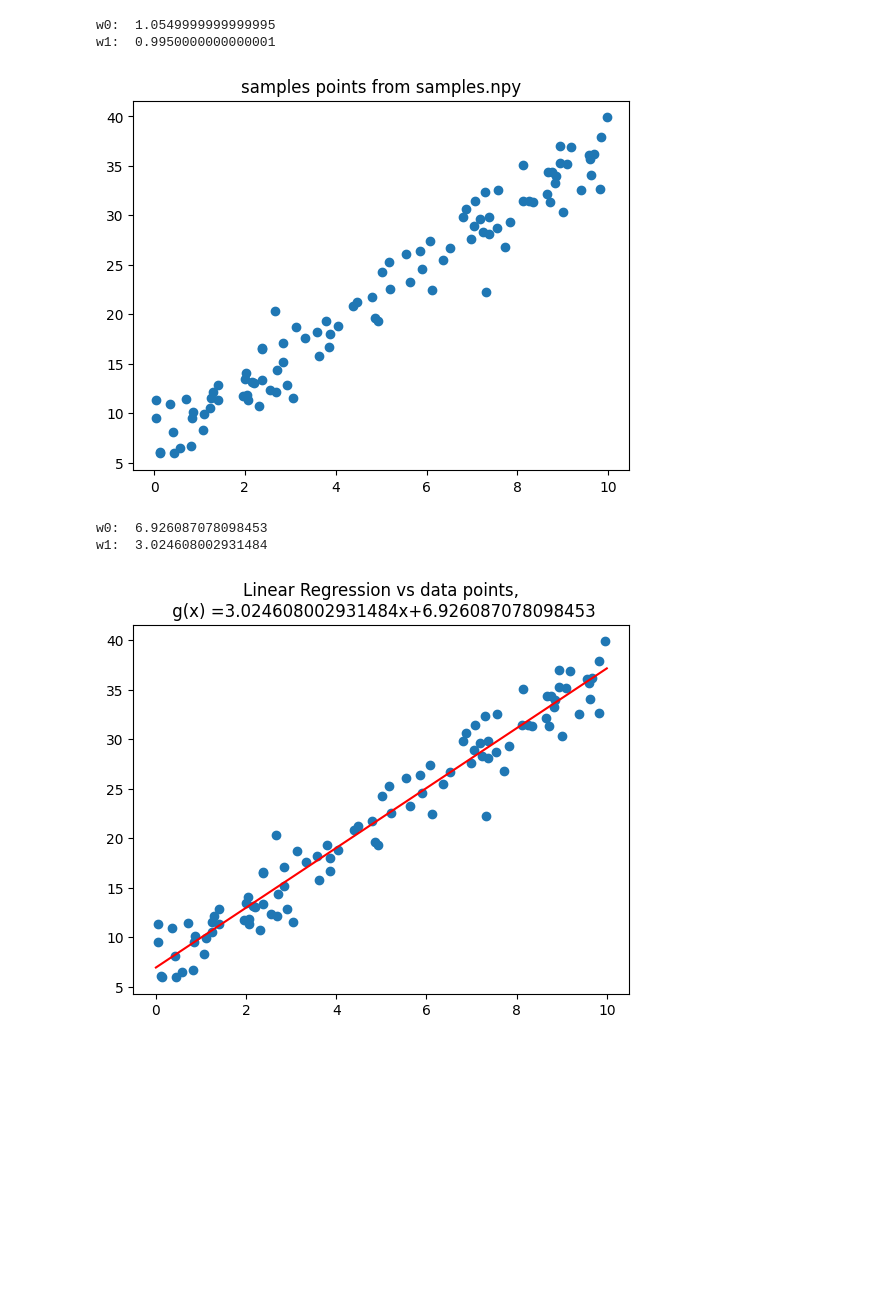
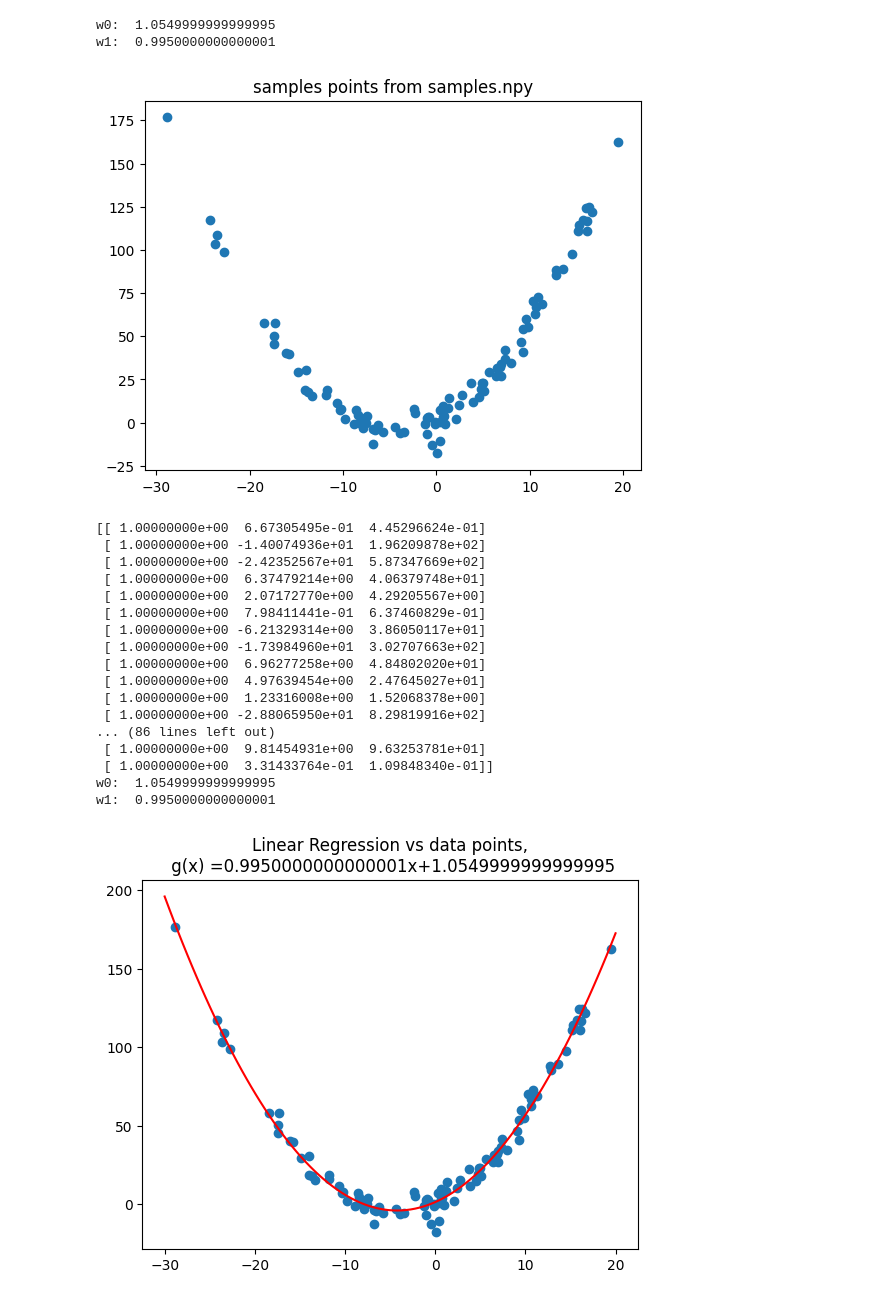
Before and after one commit to fouad1233/machine_learning_tutorials, a Jupyter notebook: 001_regression/main.ipynb, the cells around one changed output. Cells and saved outputs as stored; diff of their text form; code cells hidden in the pictures; blank space fills up the shorter version.

Commit message:
Update (Regression function with multiple degrees implemented)

```diff
--- a/001_regression/main.ipynb
+++ b/001_regression/main.ipynb
@@ -50,27 +40,43 @@ np.save('samples.npy', data)
 # %%
-#open the samples.npy file
-samples = np.load("samples.npy")
+#open the samples.txt file
+samples = np.loadtxt("samples.txt")
+
 x = samples[:, 0]
 y = samples[:, 1]
 plt.title("samples points from samples.npy")
 plt.scatter(x, y)
 plt.show()
 # %% [output]
-[figure, old version]
+[figure, new version]
 # %%
-w0, w1 = LinearRegression(x, y)
+w = regression(x, y, 3)
 
-x_new = np.linspace(0, 10, 100)
-y_new = w0 + w1 * x_new
+x_new = np.linspace(-30, 20, 100)
+y_new = sum([w[i] * x_new**i for i in range(3)])
 print("w0: ", w0)
 print("w1: ", w1)
 
 plt.title("Linear Regression vs data points,\n g(x) ={}x+{}".format(w1, w0))
 plt.scatter(x, y)
 plt.plot(x_new, y_new, color='red')
 #add what color what means
 plt.show()
 # %% [output]
-w0:  6.926087078098453
-w1:  3.024608002931484
+[[ 1.00000000e+00  6.67305495e-01  4.45296624e-01]
+ [ 1.00000000e+00 -1.40074936e+01  1.96209878e+02]
+ [ 1.00000000e+00 -2.42352567e+01  5.87347669e+02]
+ [ 1.00000000e+00  6.37479214e+00  4.06379748e+01]
+ [ 1.00000000e+00  2.07172770e+00  4.29205567e+00]
+ [ 1.00000000e+00  7.98411441e-01  6.37460829e-01]
+ [ 1.00000000e+00 -6.21329314e+00  3.86050117e+01]
+ [ 1.00000000e+00 -1.73984960e+01  3.02707663e+02]
+ [ 1.00000000e+00  6.96277258e+00  4.84802020e+01]
+ [ 1.00000000e+00  4.97639454e+00  2.47645027e+01]
+ [ 1.00000000e+00  1.23316008e+00  1.52068378e+00]
+ [ 1.00000000e+00 -2.88065950e+01  8.29819916e+02]
+... (86 lines left out)
+ [ 1.00000000e+00  9.81454931e+00  9.63253781e+01]
+ [ 1.00000000e+00  3.31433764e-01  1.09848340e-01]]
+w0:  1.0549999999999995
+w1:  0.9950000000000001
-[figure, old version]
+[figure, new version]
```
Also changed, not shown: parts of 2 cells of this notebook, 4 other files.
